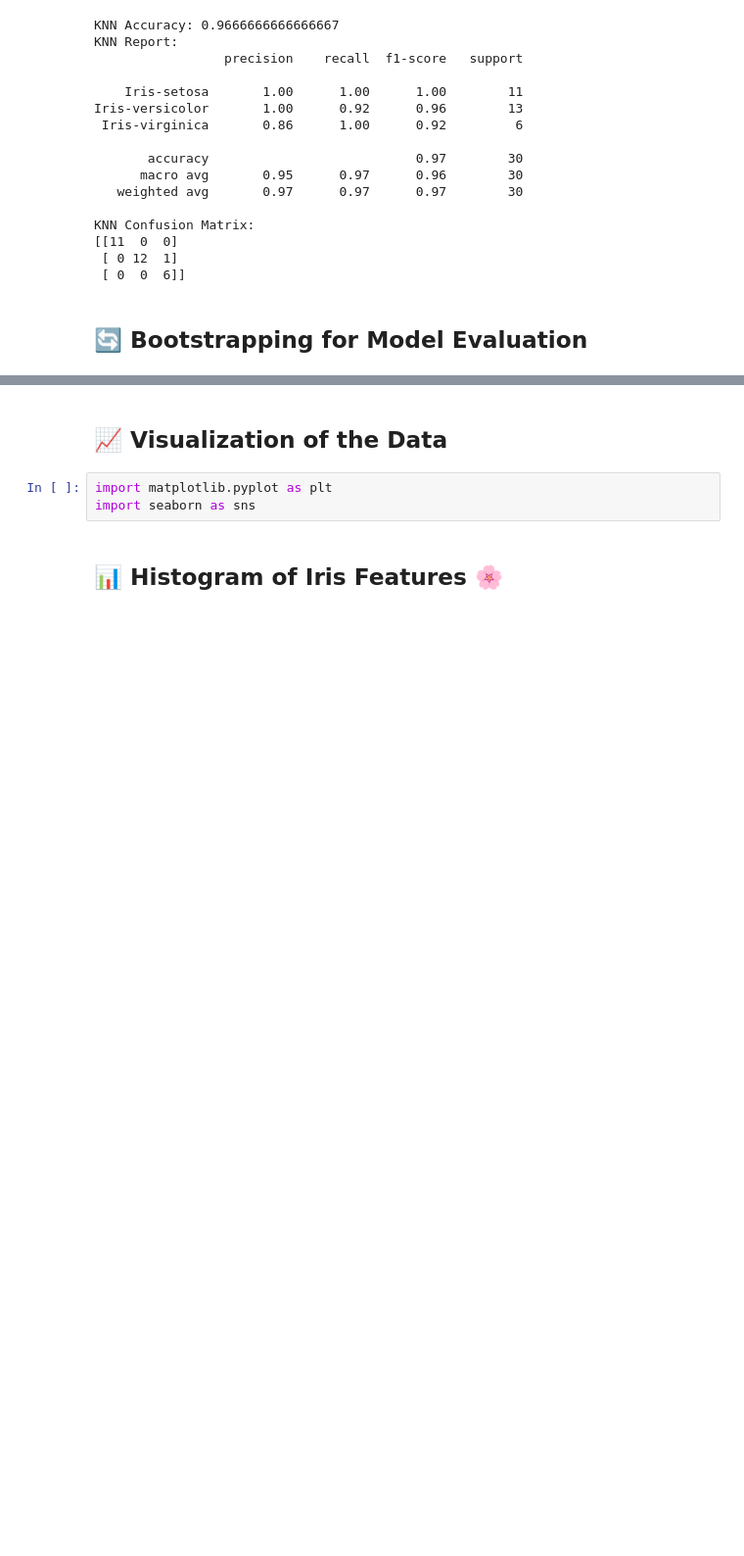
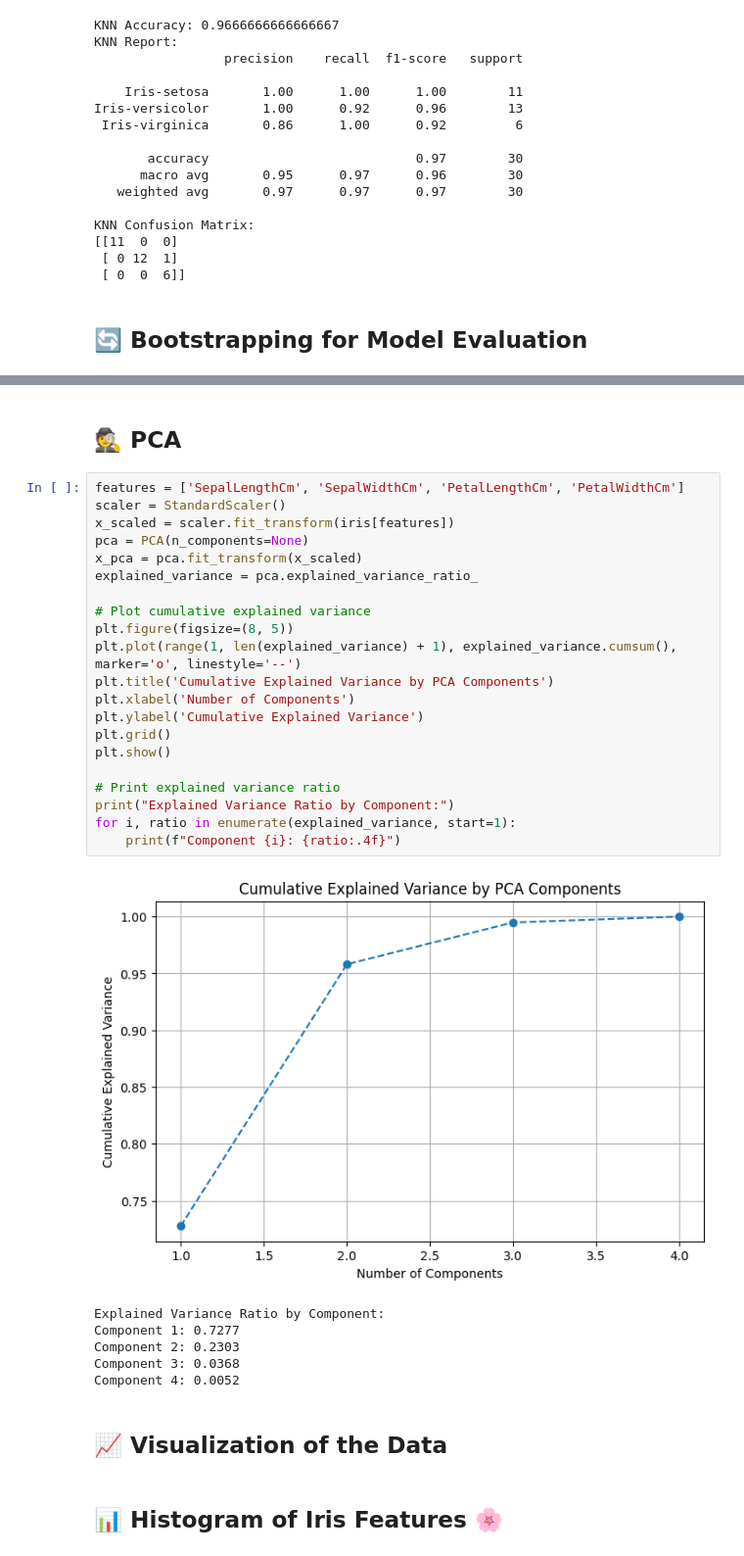
Before and after one commit to SuryaTeja-aiml/2024-StatMLAssignments, a Jupyter notebook: 2303A52007_StatML_Project_Iris.ipynb, the cells around one changed output, grey strips where cells are left out. Shown: that part at 98% size. Drawn from its saved outputs; the diff is of its cells as text; blank space fills up the shorter version.

```diff
--- a/2303A52007_StatML_Project_Iris.ipynb
+++ b/2303A52007_StatML_Project_Iris.ipynb
@@ -316,8 +365,35 @@ KNN 95% CI: 0.9333 - 1.0000
+# %% [markdown]
+## 🕵️ PCA
+# %%
+features = ['SepalLengthCm', 'SepalWidthCm', 'PetalLengthCm', 'PetalWidthCm']
+scaler = StandardScaler()
+x_scaled = scaler.fit_transform(iris[features])
+pca = PCA(n_components=None)
+x_pca = pca.fit_transform(x_scaled)
+explained_variance = pca.explained_variance_ratio_
+
+# Plot cumulative explained variance
+plt.figure(figsize=(8, 5))
+plt.plot(range(1, len(explained_variance) + 1), explained_variance.cumsum(), marker='o', linestyle='--')
+plt.title('Cumulative Explained Variance by PCA Components')
+plt.xlabel('Number of Components')
+plt.ylabel('Cumulative Explained Variance')
+plt.grid()
+plt.show()
+
+# Print explained variance ratio
+print("Explained Variance Ratio by Component:")
+for i, ratio in enumerate(explained_variance, start=1):
+    print(f"Component {i}: {ratio:.4f}")
+# %% [output]
+[figure, added]
+Explained Variance Ratio by Component:
+Component 1: 0.7277
+Component 2: 0.2303
+Component 3: 0.0368
+Component 4: 0.0052
 # %% [markdown]
 ## 📈 Visualization of the Data
-# %%
-import matplotlib.pyplot as plt
-import seaborn as sns
 # %% [markdown]
 ## 📊 Histogram of Iris Features 🌸
 # %%
```
Also changed, not shown: parts of 6 cells of this notebook.
